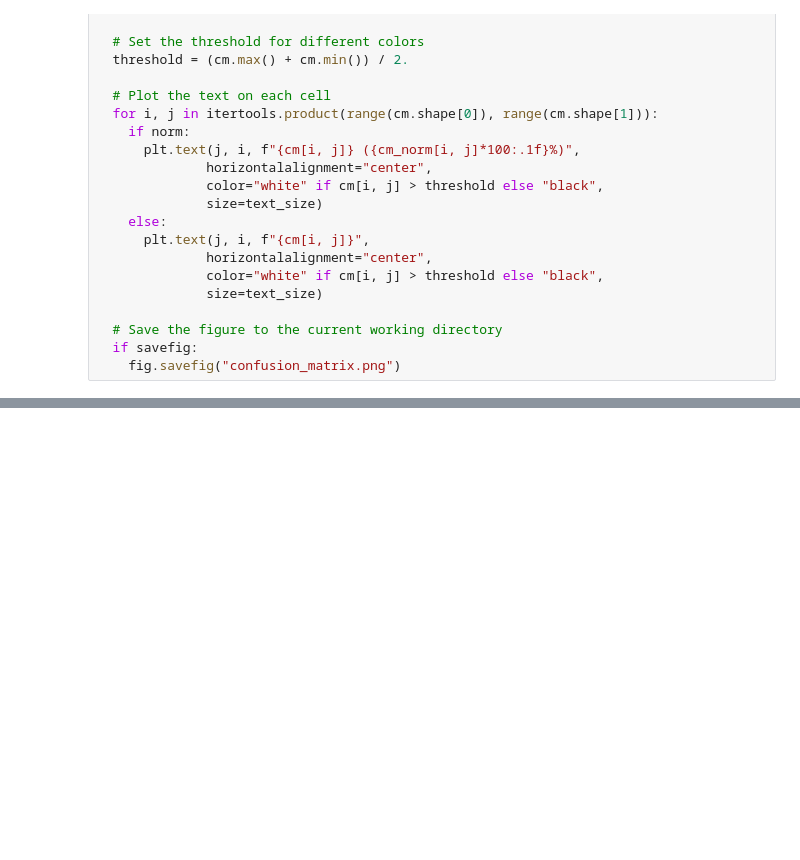
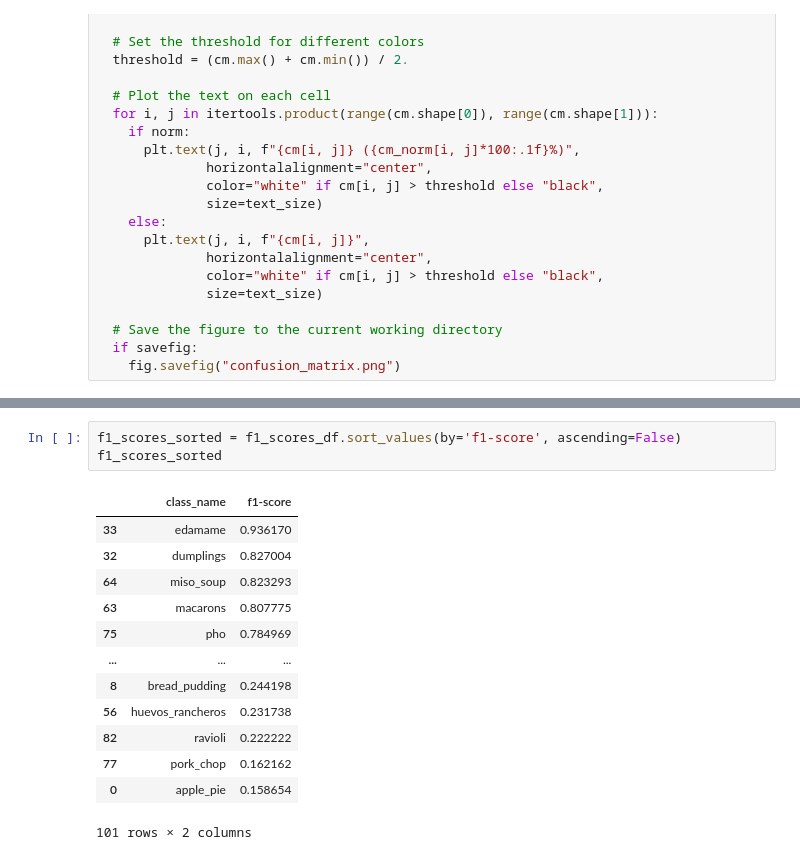
Before and after one commit to divyalaldinani/Deep-Learning-in-TensorFlow, a Jupyter notebook: 06_transfer_learning_scaling_up.ipynb, the cells around one changed output, grey strips where cells are left out. Drawn from its saved outputs; the diff is of its cells as text; blank space fills up the shorter version.

```diff
--- a/06_transfer_learning_scaling_up.ipynb
+++ b/06_transfer_learning_scaling_up.ipynb
@@ -501,0 +580,17 @@ make_confusion_matrix(y_true=y_labels, y_pred=pred_classes, classes=classes,figs
+# %%
+f1_scores_sorted = f1_scores_df.sort_values(by='f1-score', ascending=False)
+f1_scores_sorted
+# %% [output]
+|  | class_name | f1-score |
+| 33 | edamame | 0.936170 |
+| 32 | dumplings | 0.827004 |
+| 64 | miso_soup | 0.823293 |
+| 63 | macarons | 0.807775 |
+| 75 | pho | 0.784969 |
+| ... | ... | ... |
+| 8 | bread_pudding | 0.244198 |
+| 56 | huevos_rancheros | 0.231738 |
+| 82 | ravioli | 0.222222 |
+| 77 | pork_chop | 0.162162 |
+| 0 | apple_pie | 0.158654 |
+101 rows × 2 columns
```
Also changed, not shown: parts of 11 cells of this notebook.
